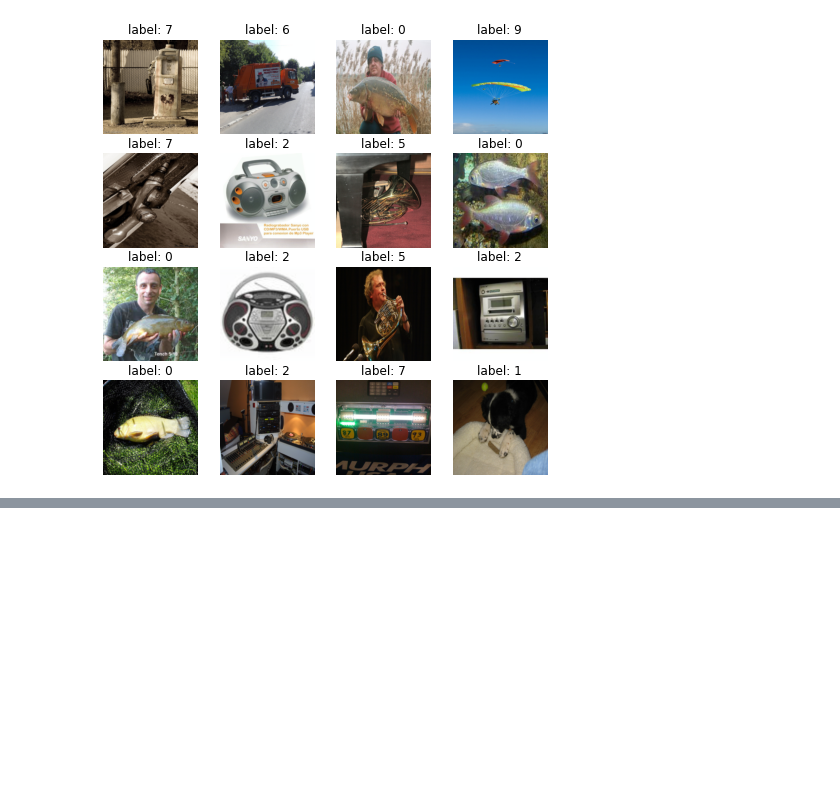
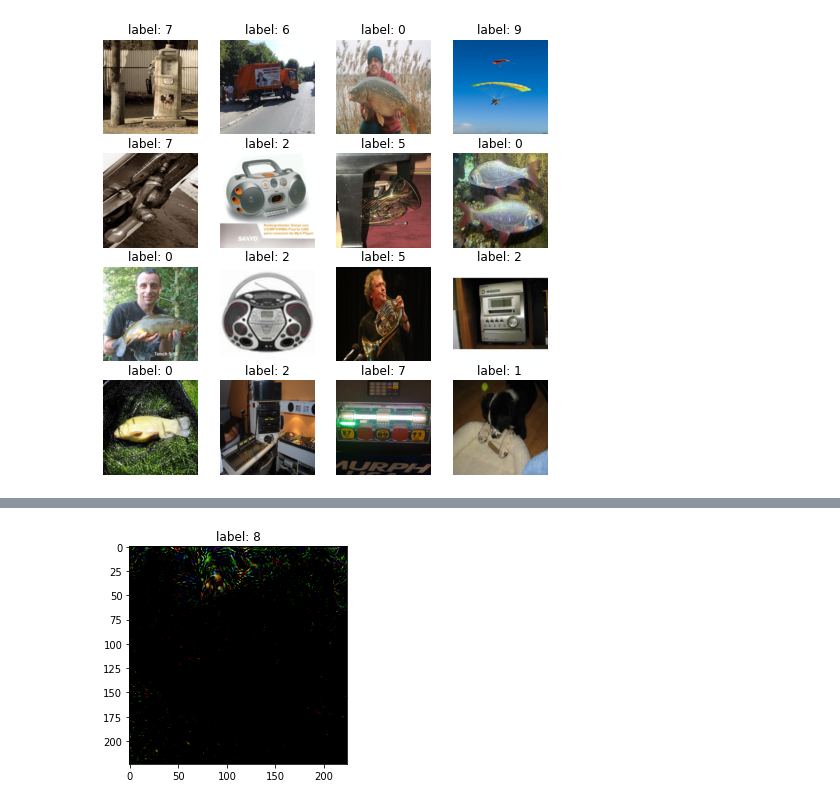
Before and after one commit to a-chubcheva/Excessive-invariance, a Jupyter notebook: Test.ipynb, the cells around one changed output, grey strips where cells are left out. Drawn from its saved outputs; the diff is of its cells as text; code cells hidden in the pictures; blank space fills up the shorter version.

Commit message:
some strange attack

```diff
--- a/Test.ipynb
+++ b/Test.ipynb
@@ -26,7 +26,7 @@ def load_data(batch_size=64):
   train_loader = torch.utils.data.DataLoader(data_train, batch_size=batch_size, shuffle=True)
 
   data_val = datasets.ImageFolder(root=dir[1], transform=transform)
-  val_loader = torch.utils.data.DataLoader(data_val, batch_size=batch_size)
+  val_loader = torch.utils.data.DataLoader(data_val, batch_size=batch_size, shuffle=True)
 
   return train_loader, val_loader
 # %%
@@ -140,8 +134,3 @@ def est_accuracy(model, dataloader):
     running_correct += torch.sum(labels == preds.data)
   acc = running_correct.double() / len(dataloader.dataset)
   return acc
-# %%
-torch.cuda.empty_cache()
-model = models.resnet50(pretrained=True).to(device)
-acc = est_accuracy(model_trained, train_loader)
-print(acc)
@@ -168,0 +156,28 @@ show_img(img2, label2)
+# %%
+def attack(model, input, target, num_iter=1000, alpha=0.005):
+  model.eval()
+  loss_history = []
+  with torch.set_grad_enabled(True):
+    img = deepcopy(input)
+    output_targ = model(target)
+    best_loss = 10000.
+    best_img = img
+    img = Variable(img, requires_grad=True)
+    for i in range(num_iter):
+
+  #    print(img.requires_grad, [x.requires_grad for x in model.parameters()])
+      output = model(img)
+      loss = torch.norm(output - output_targ, p=2)
+      loss.backward(retain_graph=True)
+#      loss_history.append(loss)
+      if loss.item() < best_loss:
+        best_loss = loss.item()
+        best_img = img
+      img.data -= alpha * torch.sigmoid(img.grad.data)
+  #    print(torch.norm(img.grad.data))
+      print(loss.item())
+
+  return best_img, loss_history
+# %%
+img, loss_history = attack(resnet10, image1, image2, num_iter=2000, alpha=0.005)
+plt.show(loss_history)
@@ -169,3 +204,9 @@ show_img(img2, label2)
+# %%
+outputs = resnet10(img)
+_, preds = torch.max(outputs, 1)
+show_img(torch.reshape(img.data.cpu(), (3, 224, 224)), preds.item())
+# %% [output]
+[figure, added]
 # %%
 output1 = logits_model(image1)
 #output1 = torch.reshape(output1, (2048,))
```
Also changed, not shown: parts of 11 cells of this notebook.
